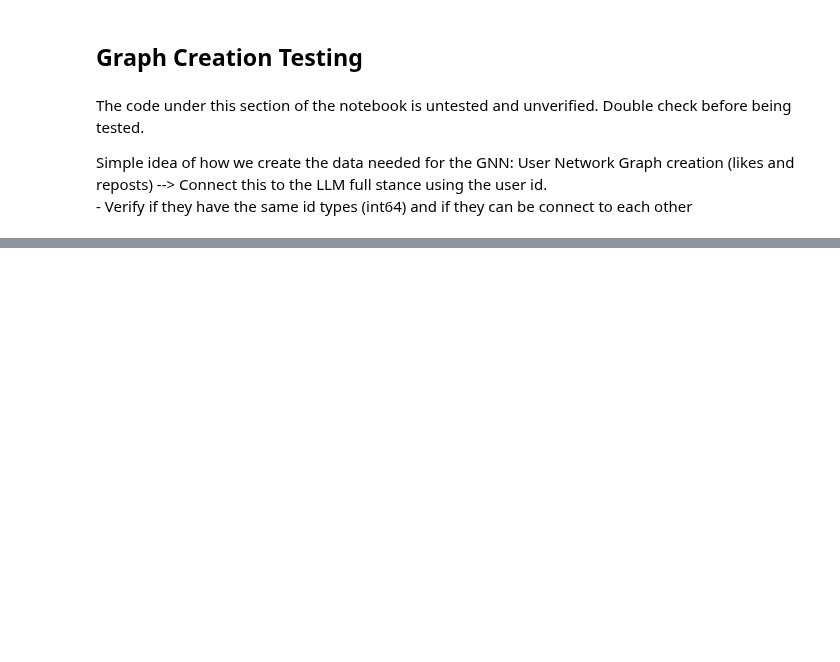
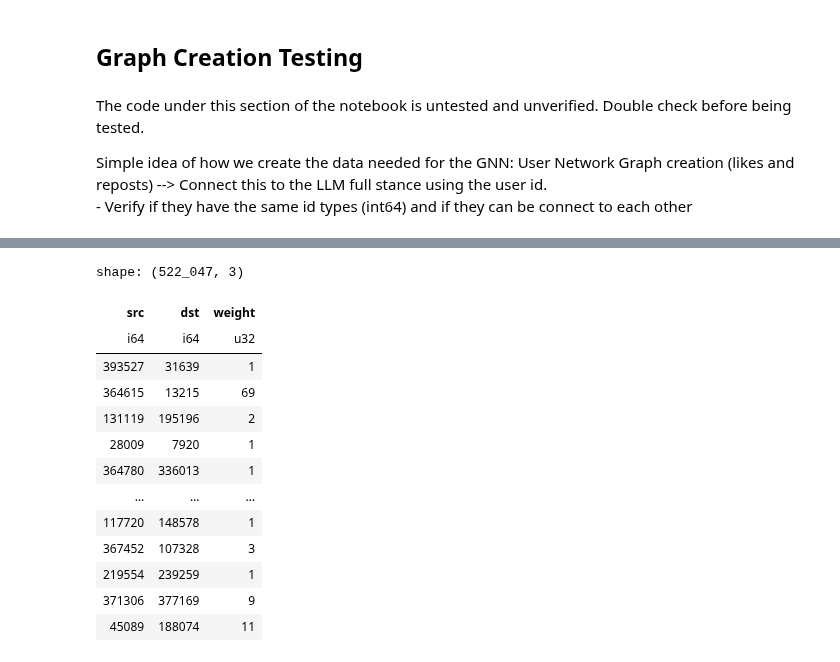
Before and after one commit to dredredre20/Thesis_Repository, a Jupyter notebook: Bluesky Test/Politsky24_Test.ipynb, the cells around one changed output, grey strips where cells are left out. Cells and saved outputs as stored; diff of their text form; code cells hidden in the pictures; blank space fills up the shorter version.

```diff
--- a/Bluesky Test/Politsky24_Test.ipynb
+++ b/Bluesky Test/Politsky24_Test.ipynb
@@ -236 +285,18 @@ reposts = (
+# %%
+reposts
+# %% [output]
+shape: (522_047, 3)
+| src | dst | weight |
+| i64 | i64 | u32 |
+| 393527 | 31639 | 1 |
+| 364615 | 13215 | 69 |
+| 131119 | 195196 | 2 |
+| 28009 | 7920 | 1 |
+| 364780 | 336013 | 1 |
+| … | … | … |
+| 117720 | 148578 | 1 |
+| 367452 | 107328 | 3 |
+| 219554 | 239259 | 1 |
+| 371306 | 377169 | 9 |
+| 45089 | 188074 | 11 |
 # %%
```
Also changed, not shown: parts of 32 cells of this notebook.
